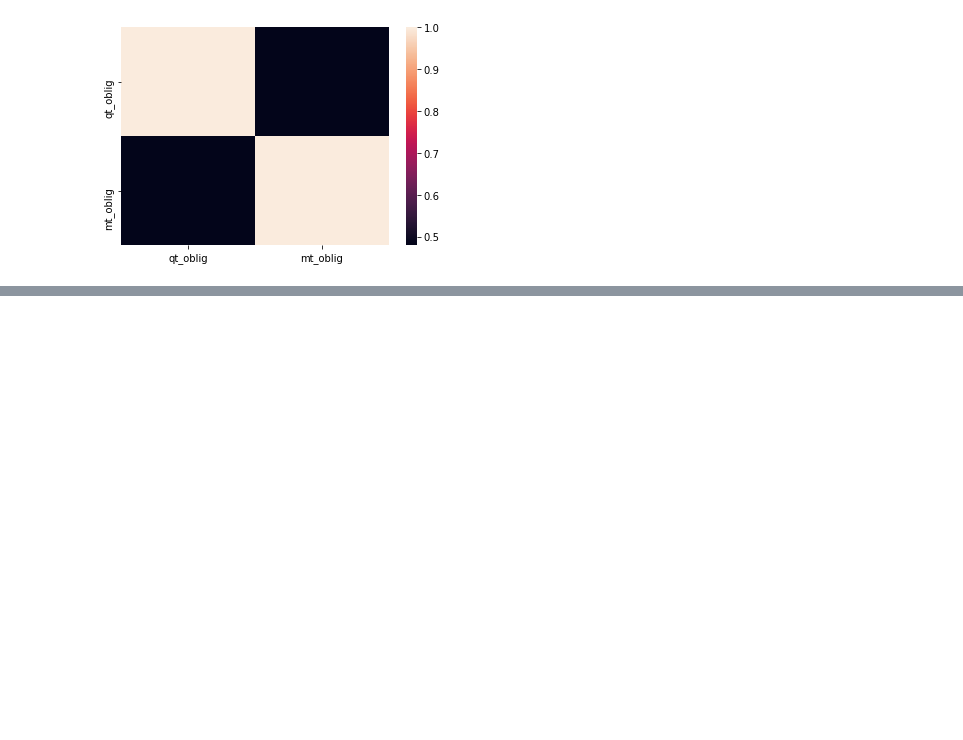
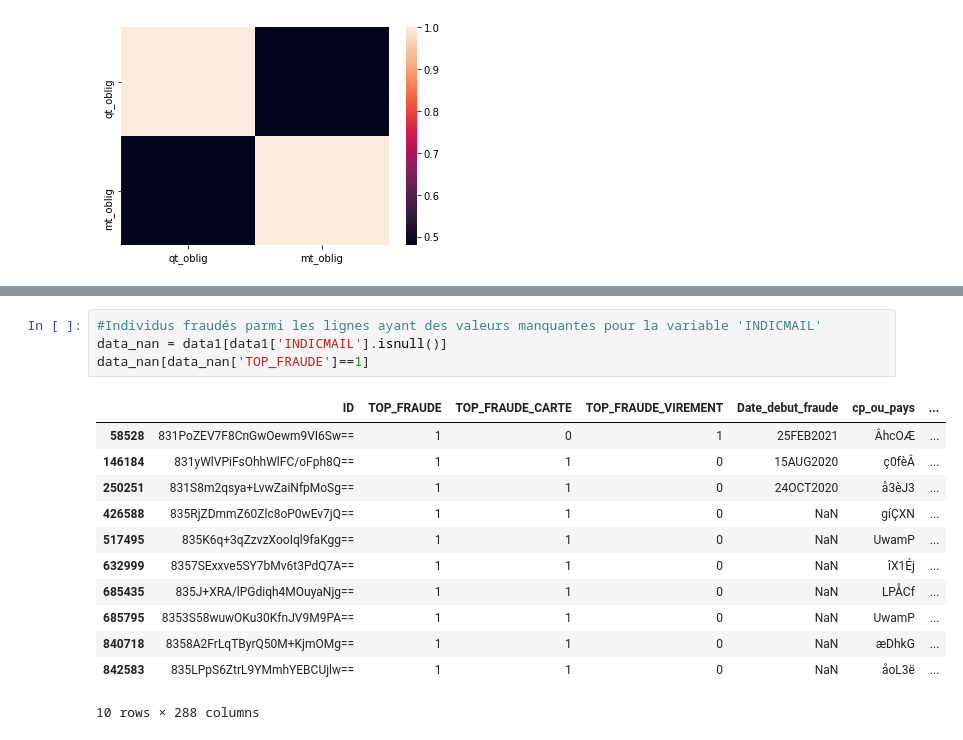
Before and after one commit to hadda-hassan/PIP2022_G1, a Jupyter notebook: noreen_stat_desc_1.ipynb, the cells around one changed output, grey strips where cells are left out. Cells and saved outputs as stored; diff of their text form; blank space fills up the shorter version.

```diff
--- a/noreen_stat_desc_1.ipynb
+++ b/noreen_stat_desc_1.ipynb
@@ -111,0 +134,17 @@ sns.heatmap(data_oblig.corr())
+# %%
+#Individus fraudés parmi les lignes ayant des valeurs manquantes pour la variable 'INDICMAIL'
+data_nan = data1[data1['INDICMAIL'].isnull()]
+data_nan[data_nan['TOP_FRAUDE']==1]
+# %% [output]
+|  | ID | TOP_FRAUDE | TOP_FRAUDE_CARTE | TOP_FRAUDE_VIREMENT | Date_debut_fraude | cp_ou_pays | ... |
+| 58528 | 831PoZEV7F8CnGwOewm9VI6Sw== | 1 | 0 | 1 | 25FEB2021 | ÂhcOÆ | ... |
+| 146184 | 831yWlVPiFsOhhWlFC/oFph8Q== | 1 | 1 | 0 | 15AUG2020 | ç0fèÂ | ... |
+| 250251 | 831S8m2qsya+LvwZaiNfpMoSg== | 1 | 1 | 0 | 24OCT2020 | å3èJ3 | ... |
+| 426588 | 835RjZDmmZ60Zlc8oP0wEv7jQ== | 1 | 1 | 0 | NaN | gíÇXN | ... |
+| 517495 | 835K6q+3qZzvzXooIql9faKgg== | 1 | 1 | 0 | NaN | UwamP | ... |
+| 632999 | 8357SExxve5SY7bMv6t3PdQ7A== | 1 | 1 | 0 | NaN | îX1Éj | ... |
+| 685435 | 835J+XRA/lPGdiqh4MOuyaNjg== | 1 | 1 | 0 | NaN | LPÅCf | ... |
+| 685795 | 8353S58wuwOKu30KfnJV9M9PA== | 1 | 1 | 0 | NaN | UwamP | ... |
+| 840718 | 8358A2FrLqTByrQ50M+KjmOMg== | 1 | 1 | 0 | NaN | æDhkG | ... |
+| 842583 | 835LPpS6ZtrL9YMmhYEBCUjlw== | 1 | 1 | 0 | NaN | åoL3ë | ... |
+10 rows × 288 columns
```
Also changed, not shown: parts of 7 cells of this notebook.
